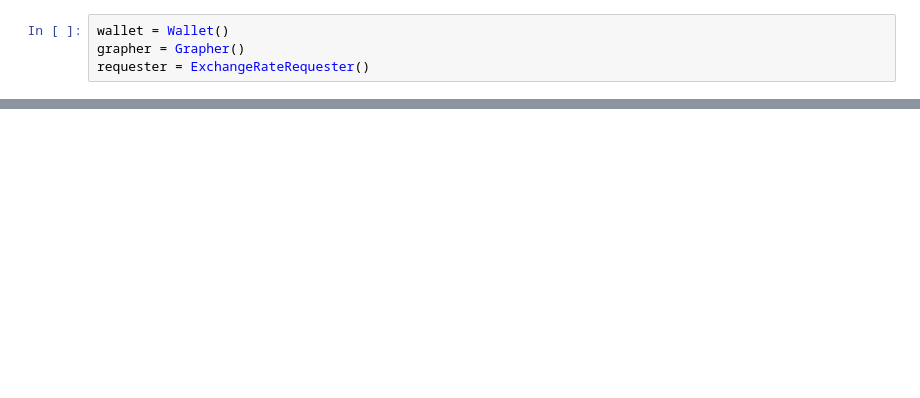
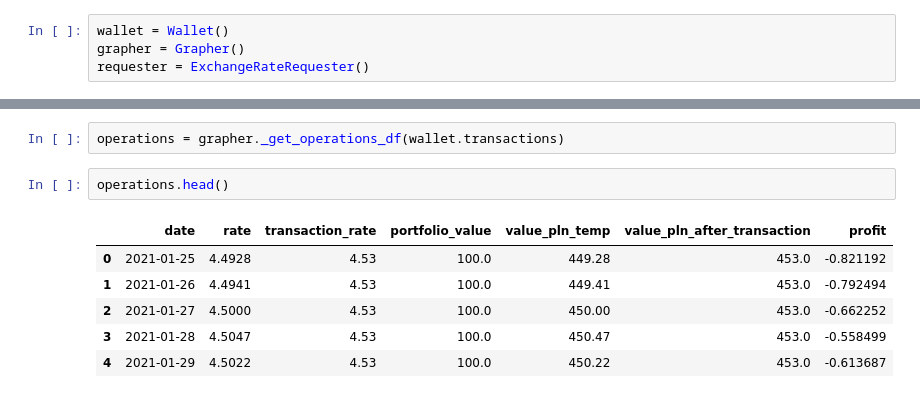
Before and after one commit to kundziorro/generator, a Jupyter notebook: demo.ipynb, the cells around one changed output, grey strips where cells are left out. Drawn from its saved outputs; the diff is of its cells as text; blank space fills up the shorter version.

```diff
--- a/demo.ipynb
+++ b/demo.ipynb
@@ -34 +42,12 @@ wallet.get_profit_in_pln()
+# %%
+operations = grapher._get_operations_df(wallet.transactions)
+# %%
+operations.head()
+# %% [output]
+|  | date | rate | transaction_rate | portfolio_value | value_pln_temp | value_pln_after_transaction | profit |
+| 0 | 2021-01-25 | 4.4928 | 4.53 | 100.0 | 449.28 | 453.0 | -0.821192 |
+| 1 | 2021-01-26 | 4.4941 | 4.53 | 100.0 | 449.41 | 453.0 | -0.792494 |
+| 2 | 2021-01-27 | 4.5000 | 4.53 | 100.0 | 450.00 | 453.0 | -0.662252 |
+| 3 | 2021-01-28 | 4.5047 | 4.53 | 100.0 | 450.47 | 453.0 | -0.558499 |
+| 4 | 2021-01-29 | 4.5022 | 4.53 | 100.0 | 450.22 | 453.0 | -0.613687 |
 # %%
```
Also changed, not shown: parts of 10 cells of this notebook, 2 other files.
